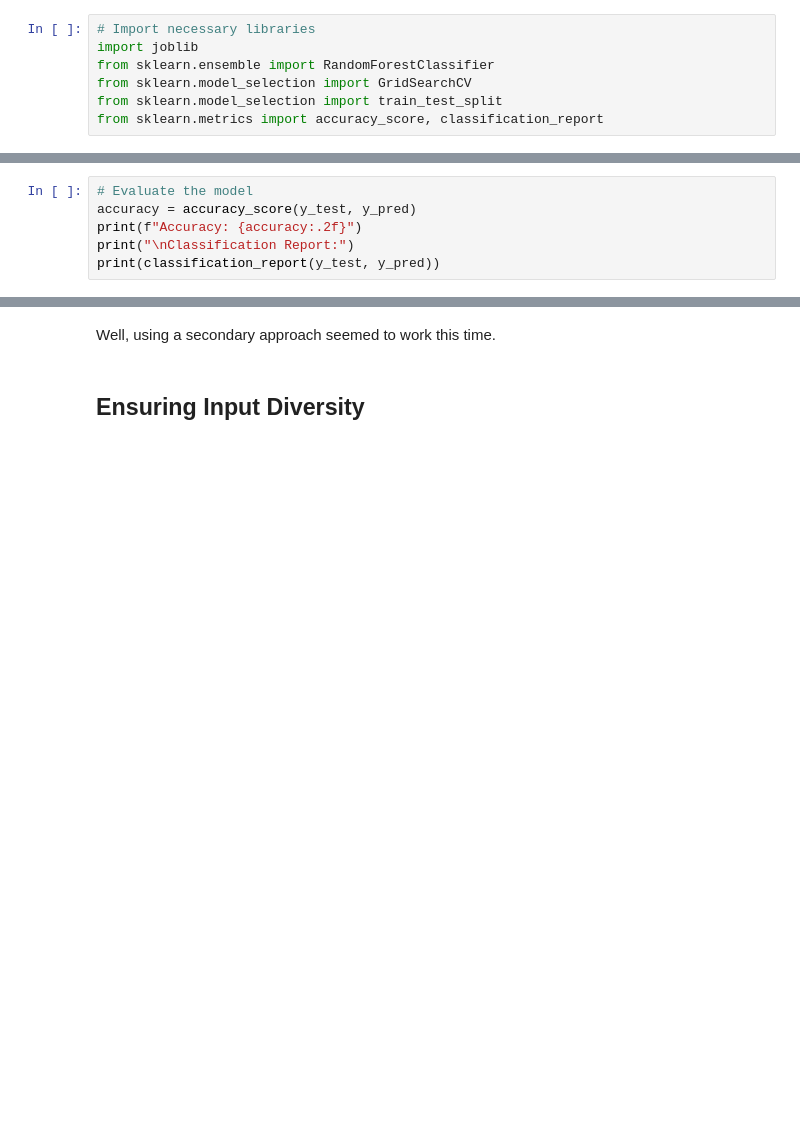
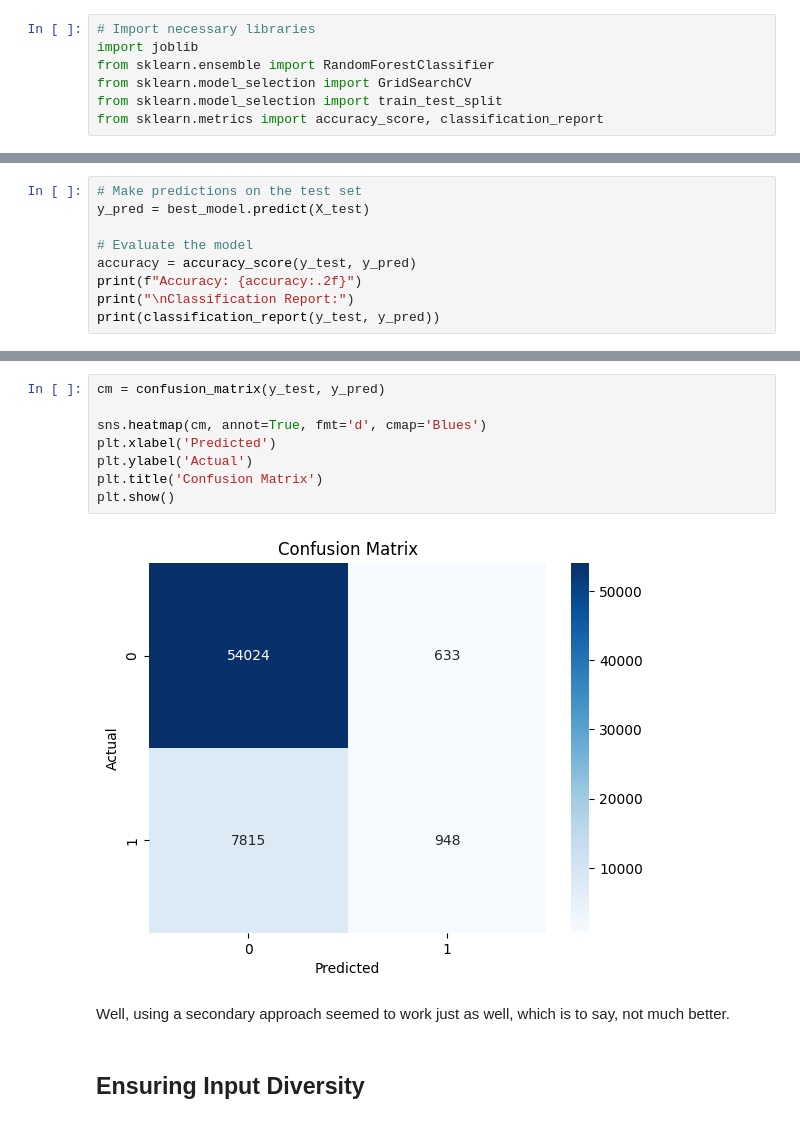
Before and after one commit to Sword-of-Stars/interactionTesting, a Jupyter notebook: main.ipynb, the cells around one changed output, grey strips where cells are left out. Cells and saved outputs as stored; diff of their text form; blank space fills up the shorter version.

```diff
--- a/main.ipynb
+++ b/main.ipynb
@@ -350,4 +367,7 @@ Validation Accuracy: 0.8667928098391674
 # %%
+# Make predictions on the test set
+y_pred = best_model.predict(X_test)
+
 # Evaluate the model
 accuracy = accuracy_score(y_test, y_pred)
 print(f"Accuracy: {accuracy:.2f}")
@@ -368,5 +391,15 @@ weighted avg       0.83      0.87      0.83     63420
+# %%
+cm = confusion_matrix(y_test, y_pred)
+
+sns.heatmap(cm, annot=True, fmt='d', cmap='Blues')
+plt.xlabel('Predicted')
+plt.ylabel('Actual')
+plt.title('Confusion Matrix')
+plt.show()
+# %% [output]
+[figure, added]
 # %% [markdown]
-Well, using a secondary approach seemed to work this time.
+Well, using a secondary approach seemed to work just as well, which is to say, not much better.
 # %% [markdown]
 ## Ensuring Input Diversity
 # %% [markdown]
```
Also changed, not shown: parts of 16 cells of this notebook, 1 other file.
